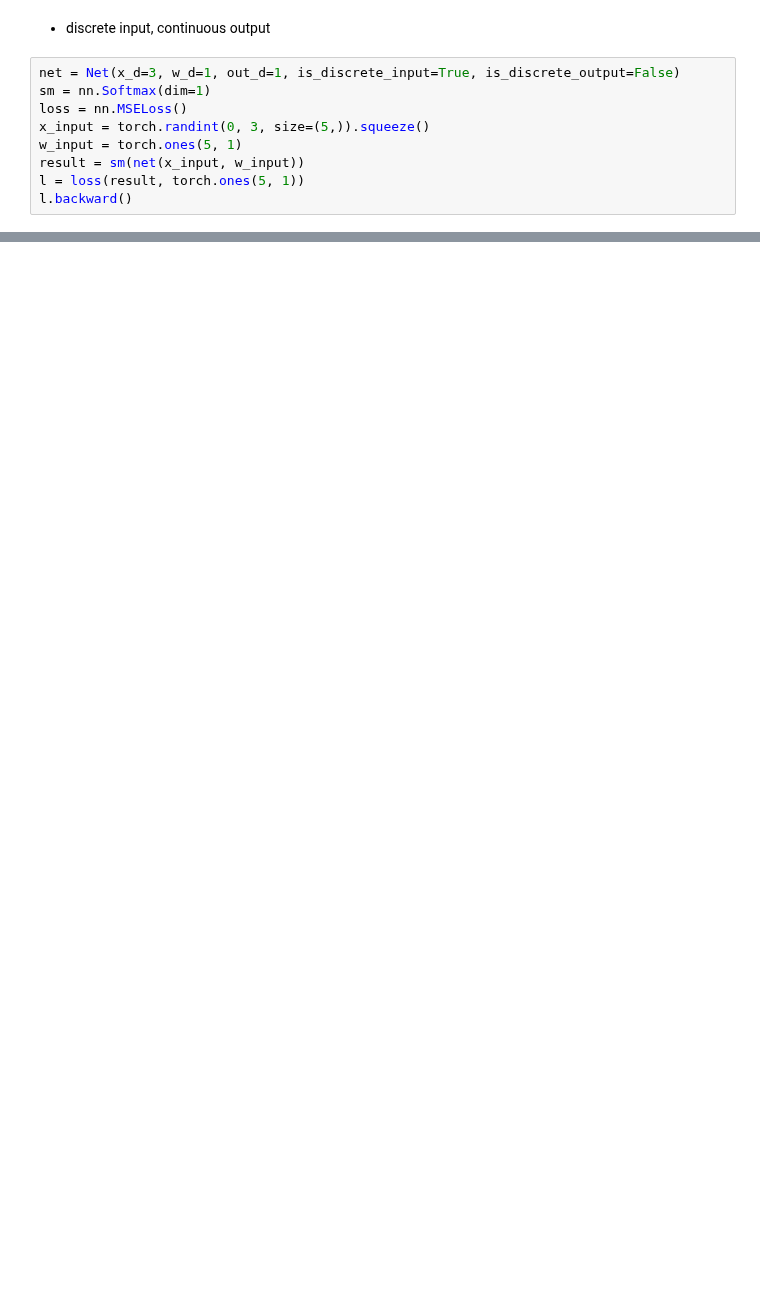
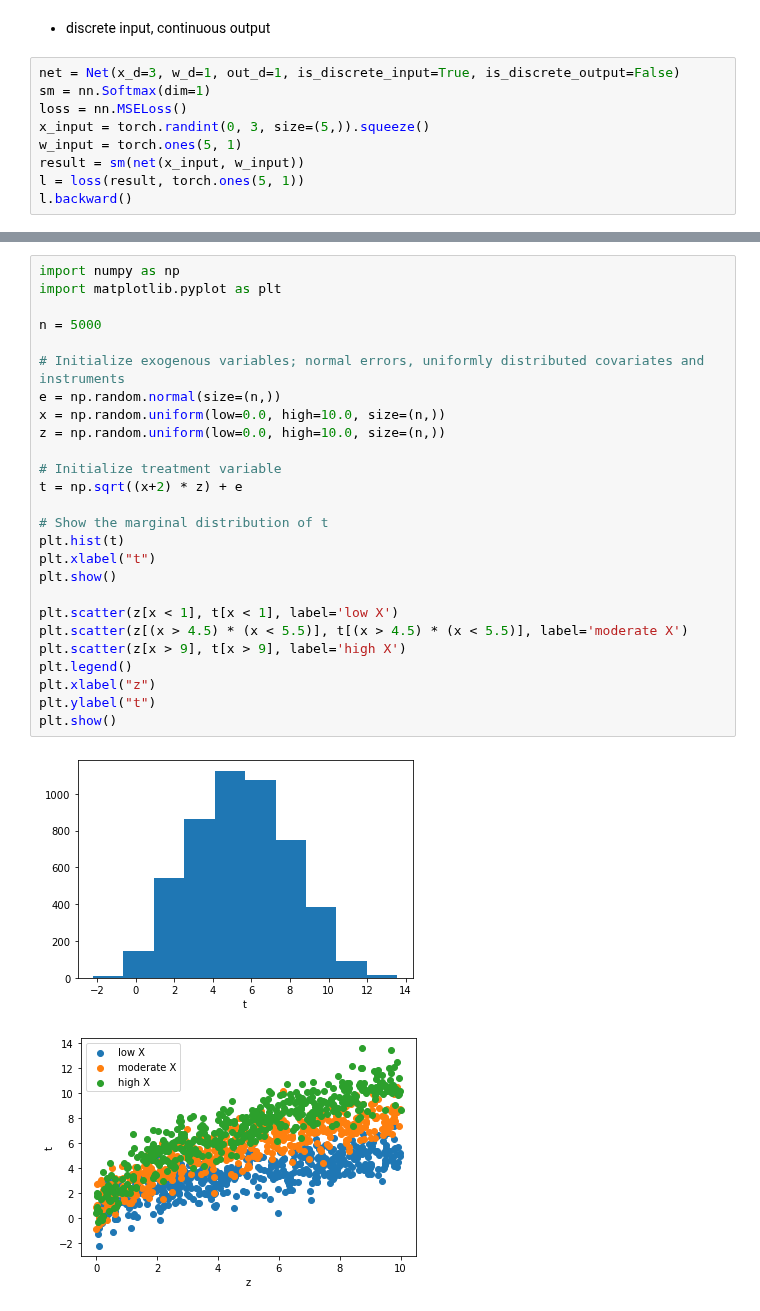
Before and after one commit to DataCanvasIO/YLearn, a Jupyter notebook: test_deepiv.ipynb, the cells around one changed output, grey strips where cells are left out. Drawn from its saved outputs; the diff is of its cells as text; blank space fills up the shorter version.

```diff
--- a/test_deepiv.ipynb
+++ b/test_deepiv.ipynb
@@ -166,0 +214,29 @@ tensor(0.0462, grad_fn=<MseLossBackward0>)
+# %%
+import numpy as np
+import matplotlib.pyplot as plt
+
+n = 5000
+
+# Initialize exogenous variables; normal errors, uniformly distributed covariates and instruments
+e = np.random.normal(size=(n,))
+x = np.random.uniform(low=0.0, high=10.0, size=(n,))
+z = np.random.uniform(low=0.0, high=10.0, size=(n,))
+
+# Initialize treatment variable
+t = np.sqrt((x+2) * z) + e
+
+# Show the marginal distribution of t
+plt.hist(t)
+plt.xlabel("t")
+plt.show()
+
+plt.scatter(z[x < 1], t[x < 1], label='low X')
+plt.scatter(z[(x > 4.5) * (x < 5.5)], t[(x > 4.5) * (x < 5.5)], label='moderate X')
+plt.scatter(z[x > 9], t[x > 9], label='high X')
+plt.legend()
+plt.xlabel("z")
+plt.ylabel("t")
+plt.show()
+# %% [output]
+[figure, added]
+[figure, added]
```
Also changed, not shown: parts of 12 cells of this notebook, 2 other files.
